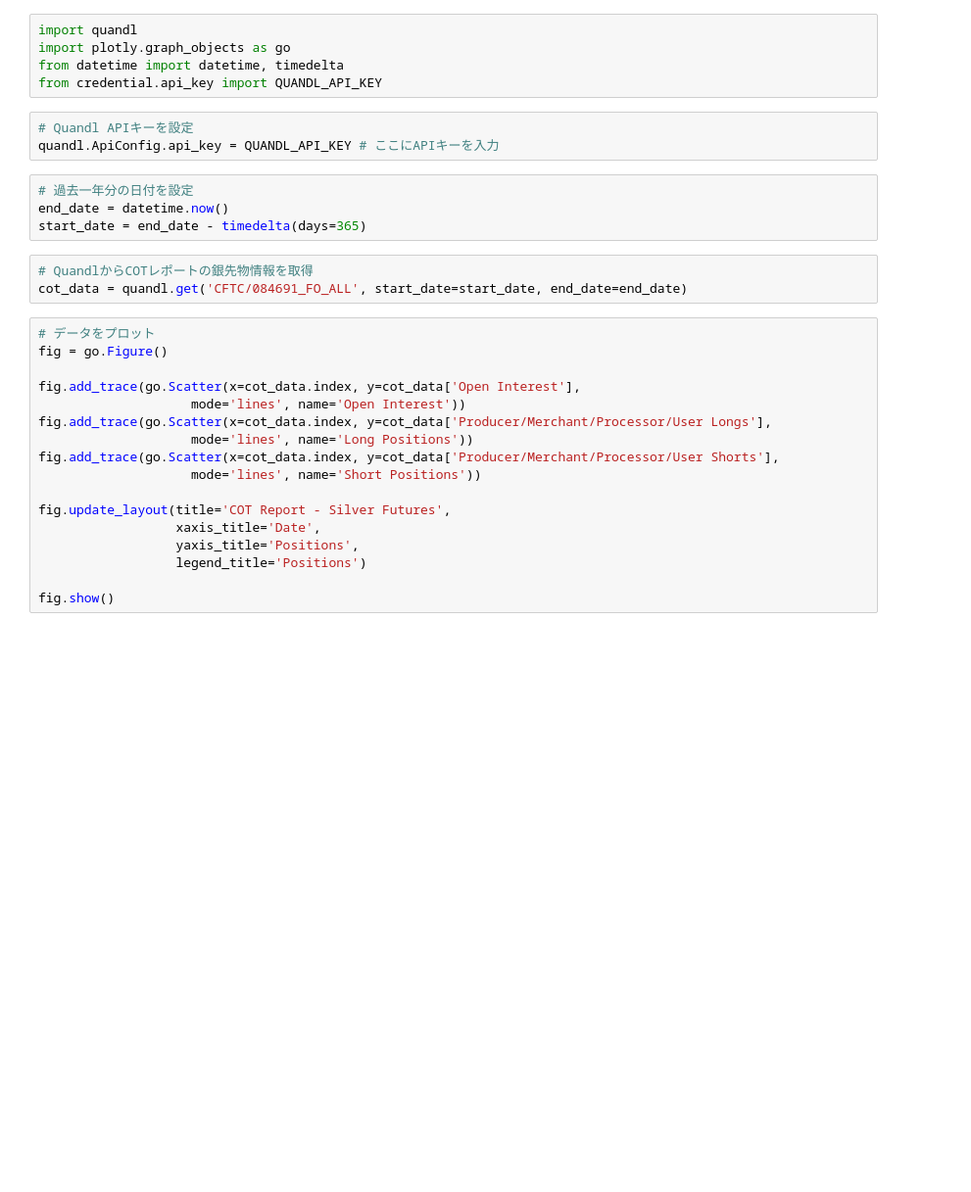
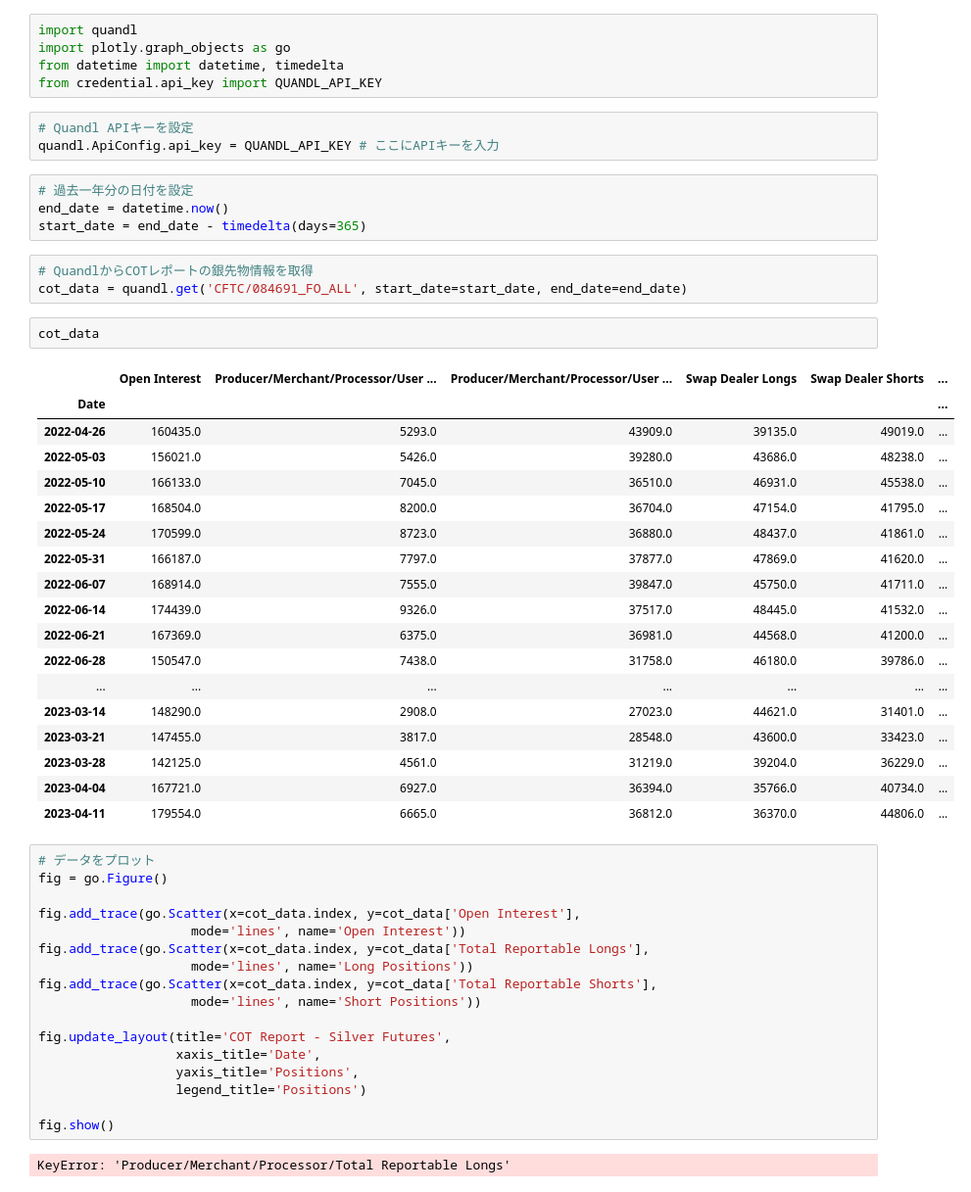
Before and after one commit to FuJiK/YIELDCURVE3D, a Jupyter notebook: silver/silver_netposition.ipynb, the cells around one changed output. Shown at 98% size. Drawn from its saved outputs; the diff is of its cells as text; blank space fills up the shorter version.

```diff
--- a/silver/silver_netposition.ipynb
+++ b/silver/silver_netposition.ipynb
@@ -13,15 +13,36 @@ start_date = end_date - timedelta(days=365)
 # %%
 # QuandlからCOTレポートの銀先物情報を取得
 cot_data = quandl.get('CFTC/084691_FO_ALL', start_date=start_date, end_date=end_date)
+# %%
+cot_data
+# %% [output]
+|  | Open Interest | Producer/Merchant/Processor/User ... | Producer/Merchant/Processor/User ... | Swap Dealer Longs | Swap Dealer Shorts | ... |
+| Date |  |  |  |  |  | ... |
+| 2022-04-26 | 160435.0 | 5293.0 | 43909.0 | 39135.0 | 49019.0 | ... |
+| 2022-05-03 | 156021.0 | 5426.0 | 39280.0 | 43686.0 | 48238.0 | ... |
+| 2022-05-10 | 166133.0 | 7045.0 | 36510.0 | 46931.0 | 45538.0 | ... |
+| 2022-05-17 | 168504.0 | 8200.0 | 36704.0 | 47154.0 | 41795.0 | ... |
+| 2022-05-24 | 170599.0 | 8723.0 | 36880.0 | 48437.0 | 41861.0 | ... |
+| 2022-05-31 | 166187.0 | 7797.0 | 37877.0 | 47869.0 | 41620.0 | ... |
+| 2022-06-07 | 168914.0 | 7555.0 | 39847.0 | 45750.0 | 41711.0 | ... |
+| 2022-06-14 | 174439.0 | 9326.0 | 37517.0 | 48445.0 | 41532.0 | ... |
+| 2022-06-21 | 167369.0 | 6375.0 | 36981.0 | 44568.0 | 41200.0 | ... |
+| 2022-06-28 | 150547.0 | 7438.0 | 31758.0 | 46180.0 | 39786.0 | ... |
+| ... | ... | ... | ... | ... | ... | ... |
+| 2023-03-14 | 148290.0 | 2908.0 | 27023.0 | 44621.0 | 31401.0 | ... |
+| 2023-03-21 | 147455.0 | 3817.0 | 28548.0 | 43600.0 | 33423.0 | ... |
+| 2023-03-28 | 142125.0 | 4561.0 | 31219.0 | 39204.0 | 36229.0 | ... |
+| 2023-04-04 | 167721.0 | 6927.0 | 36394.0 | 35766.0 | 40734.0 | ... |
+| 2023-04-11 | 179554.0 | 6665.0 | 36812.0 | 36370.0 | 44806.0 | ... |
 # %%
 # データをプロット
 fig = go.Figure()
 
 fig.add_trace(go.Scatter(x=cot_data.index, y=cot_data['Open Interest'],
                     mode='lines', name='Open Interest'))
-fig.add_trace(go.Scatter(x=cot_data.index, y=cot_data['Producer/Merchant/Processor/User Longs'],
+fig.add_trace(go.Scatter(x=cot_data.index, y=cot_data['Total Reportable Longs'],
                     mode='lines', name='Long Positions'))
-fig.add_trace(go.Scatter(x=cot_data.index, y=cot_data['Producer/Merchant/Processor/User Shorts'],
+fig.add_trace(go.Scatter(x=cot_data.index, y=cot_data['Total Reportable Shorts'],
                     mode='lines', name='Short Positions'))
 
 fig.update_layout(title='COT Report - Silver Futures',
@@ -30,3 +51,5 @@ fig.update_layout(title='COT Report - Silver Futures',
                   legend_title='Positions')
 
 fig.show()
+# %% [output]
+KeyError: 'Producer/Merchant/Processor/Total Reportable Longs'
```
Also changed, not shown: 14 other files.
